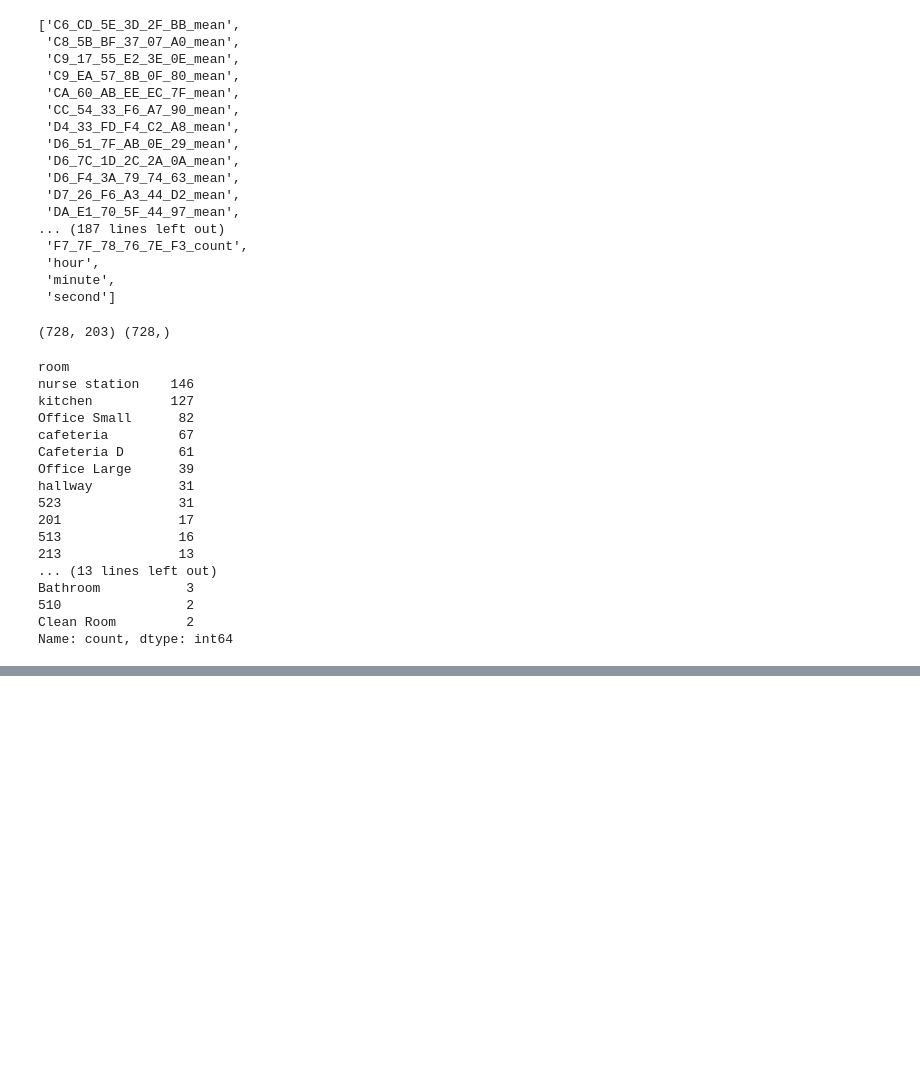
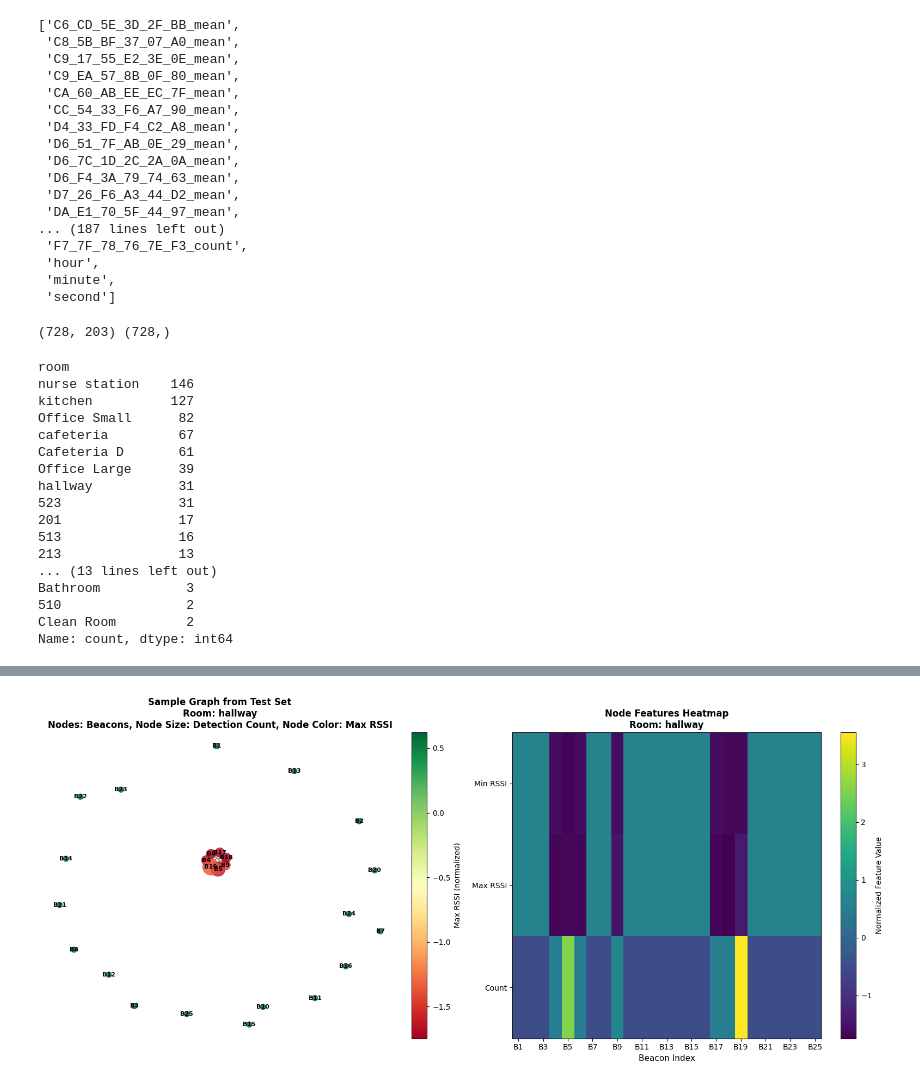
Before and after one commit to rakuzai/alcr-2026, a Jupyter notebook: code/notebook/main.ipynb, the cells around one changed output, grey strips where cells are left out. Cells and saved outputs as stored; diff of their text form; code cells hidden in the pictures; blank space fills up the shorter version.

```diff
--- a/code/notebook/main.ipynb
+++ b/code/notebook/main.ipynb
@@ -691,0 +823,94 @@ Final Training Loss: 14.2629
+# %%
+# Visualize one sample graph from test set
+sample_idx = 0
+sample_graph = graph_dataset_test[sample_idx]
+sample_room = le.inverse_transform([sample_graph.y.item()])[0]
+
+# Extract node features and edge information
+node_features = sample_graph.x.cpu().numpy()
+edge_index = sample_graph.edge_index.cpu().numpy()
+edge_attr = sample_graph.edge_attr.cpu().numpy() if sample_graph.edge_attr is not None else None
+
+# Create NetworkX graph
+G = nx.Graph()
+
+# Add nodes with features
+for i, mac in enumerate(mac_list):
+    G.add_node(i,
+               label=f"B{i+1}",
+               features=node_features[i])
+
+# Add edges
+if edge_index.shape[1] > 0:
+    for edge_idx in range(edge_index.shape[1]):
+        src = edge_index[0, edge_idx]
+        dst = edge_index[1, edge_idx]
+        weight = edge_attr[edge_idx, 0] if edge_attr is not None else 1.0
+        if not G.has_edge(src, dst):
+            G.add_edge(src, dst, weight=weight)
+
+# Visualization
+fig, axes = plt.subplots(1, 2, figsize=(16, 7))
+
+# Plot 1: Network graph with node colors based on min RSSI
+ax1 = axes[0]
+pos = nx.spring_layout(G, k=0.5, iterations=50, seed=42)
+
+# Node colors based on max RSSI (feature 1)
+node_colors = node_features[:, 1]  # max RSSI
+node_sizes = (node_features[:, 2] + 1) * 100  # count
+
+nodes = nx.draw_networkx_nodes(G, pos, node_color=node_colors,
+                               node_size=node_sizes, cmap='RdYlGn',
+                               ax=ax1, alpha=0.8, vmin=node_colors.min(),
+                               vmax=node_colors.max())
+
+# Draw edges with varying thickness based on weight
+if len(G.edges()) > 0:
+    edges = G.edges()
+    weights = [G[u][v]['weight'] for u, v in edges]
+    max_weight = max(weights) if weights else 1
+    edge_widths = [3 * (w / max_weight) for w in weights]
+
+    nx.draw_networkx_edges(G, pos, width=edge_widths, alpha=0.4, ax=ax1)
+
+# Draw labels
+labels = {i: f"B{i+1}" for i in range(len(mac_list))}
+nx.draw_networkx_labels(G, pos, labels, font_size=8, font_weight='bold', ax=ax1)
+
+ax1.set_title(f"Sample Graph from Test Set\nRoom: {sample_room}\nNodes: Beacons, Node Size: Detection Count, Node Color: Max RSSI",
+              fontsize=12, fontweight='bold')
+ax1.axis('off')
+
+# Colorbar for node colors
+sm = plt.cm.ScalarMappable(cmap='RdYlGn', norm=plt.Normalize(vmin=node_colors.min(), vmax=node_colors.max()))
+sm.set_array([])
+cbar = plt.colorbar(sm, ax=ax1, label='Max RSSI (normalized)', fraction=0.046, pad=0.04)
+
+# Plot 2: Node features heatmap
+ax2 = axes[1]
+feature_names = ['Min RSSI', 'Max RSSI', 'Count']
+heatmap_data = node_features
+
+im = ax2.imshow(heatmap_data.T, cmap='viridis', aspect='auto')
+ax2.set_yticks(range(len(feature_names)))
+ax2.set_yticklabels(feature_names)
+ax2.set_xlabel('Beacon Index', fontsize=11)
+ax2.set_title(f"Node Features Heatmap\nRoom: {sample_room}",
+              fontsize=12, fontweight='bold')
+ax2.set_xticks(range(0, len(mac_list), 2))
+ax2.set_xticklabels([f"B{i+1}" for i in range(0, len(mac_list), 2)])
+
+cbar2 = plt.colorbar(im, ax=ax2, label='Normalized Feature Value')
+
+plt.tight_layout()
+plt.show()
+
+print(f"\nSample Graph Visualization")
+print(f"  Room: {sample_room}")
+print(f"  Number of nodes (beacons): {G.number_of_nodes()}")
+print(f"  Number of edges: {G.number_of_edges()}")
+print(f"  Node features shape: {node_features.shape}")
+print(f"  Feature columns: {feature_names}")
+# %% [output]
+[figure, added]
```
Also changed, not shown: parts of 24 cells of this notebook, 1 other file.
